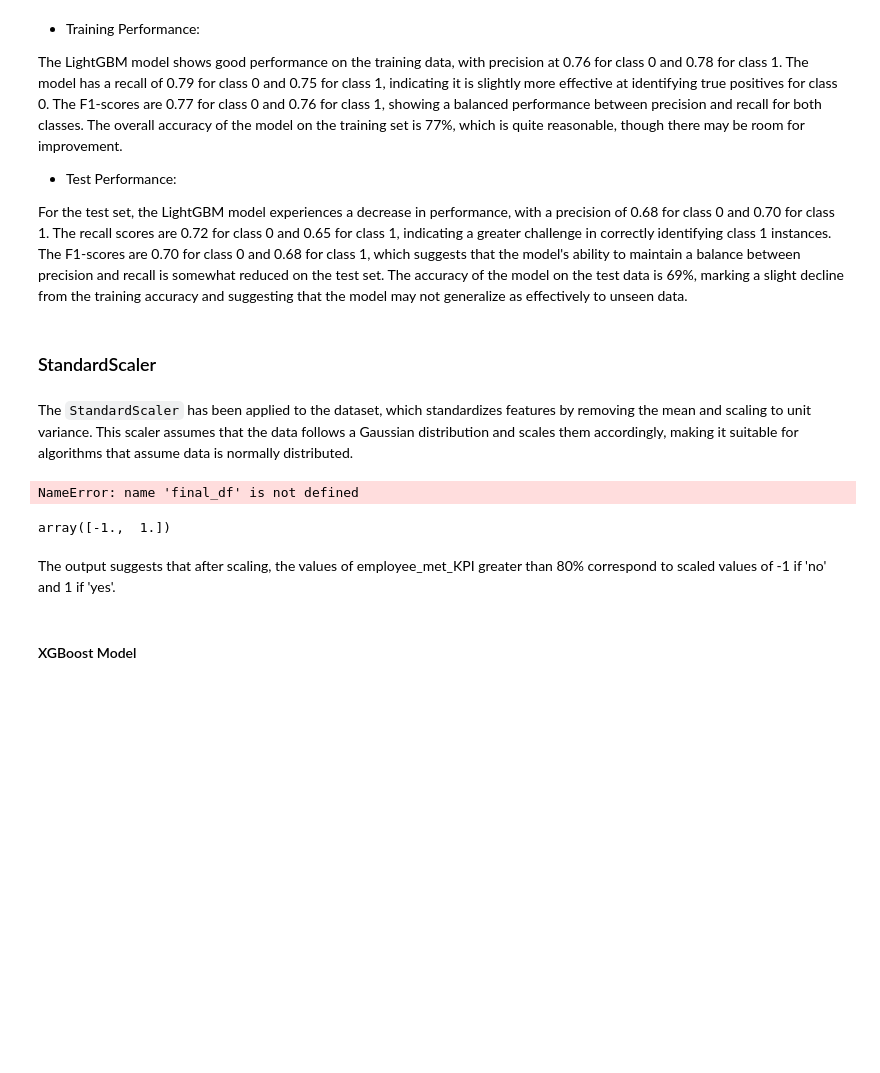
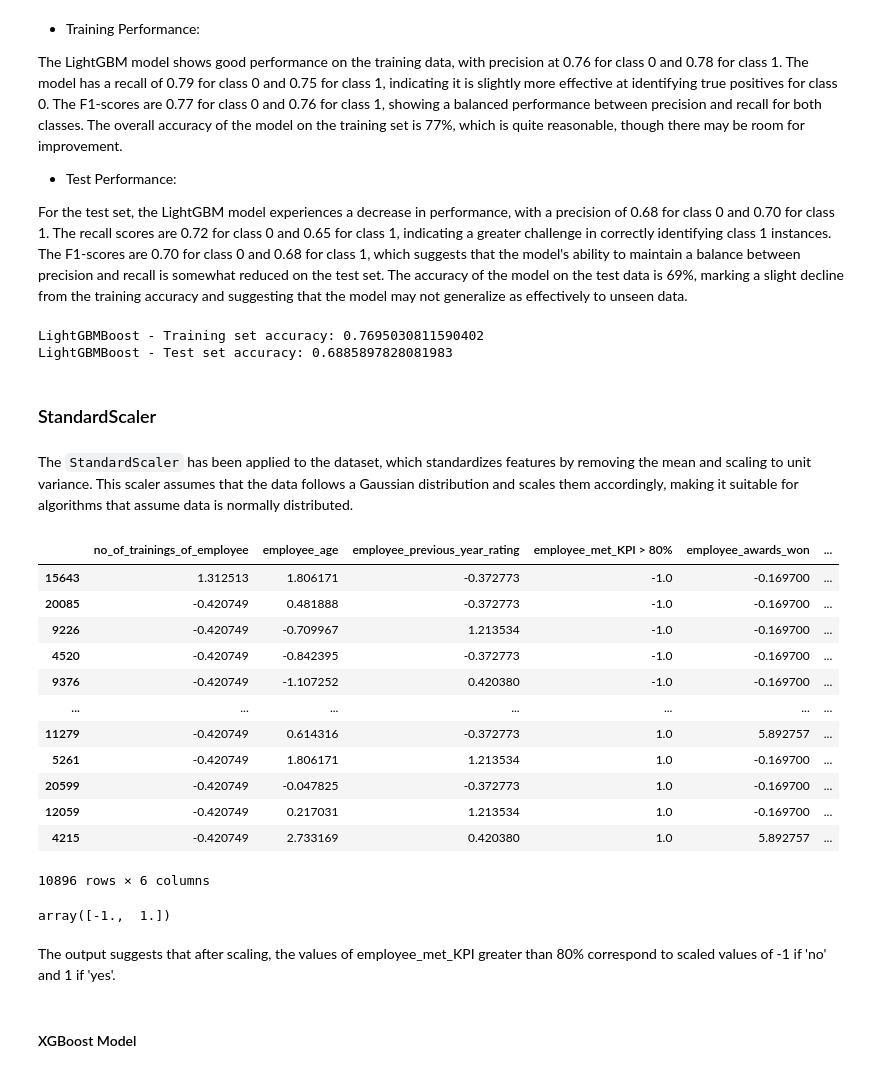
Before and after one commit to DipanshuKakshapati/Teach-For-India-Employee-Performance-Prediction-Tool, a Jupyter notebook: Component_4.ipynb, the cells around one changed output. Cells and saved outputs as stored; diff of their text form; code cells hidden in the pictures; blank space fills up the shorter version.

```diff
--- a/Component_4.ipynb
+++ b/Component_4.ipynb
@@ -1078,17 +1151,44 @@ The overall accuracy of the model on the training set is 77%, which is quite rea
 For the test set, the LightGBM model experiences a decrease in performance, with a precision of 0.68 for class 0 and 0.70 for class 1. The recall scores are 0.72 for class 0 and 0.65 for class 1, indicating a greater challenge in correctly identifying class 1 instances.
 The F1-scores are 0.70 for class 0 and 0.68 for class 1, which suggests that the model's ability to maintain a balance between precision and recall is somewhat reduced on the test set.
 The accuracy of the model on the test data is 69%, marking a slight decline from the training accuracy and suggesting that the model may not generalize as effectively to unseen data.
+# %%
+# Training set evaluation:
+cm_train = confusion_matrix(y_train, y_pred_train_lgbm)
+accuracy_train = (cm_train[0][0] + cm_train[1][1]) / cm_train.sum()
+
+# Test set evaluation:
+cm_test = confusion_matrix(y_test, y_pred_test_lgbm)
+accuracy_test = (cm_test[0][0] + cm_test[1][1]) / cm_test.sum()
+
+print("LightGBMBoost - Training set accuracy:", accuracy_train)
+print("LightGBMBoost - Test set accuracy:", accuracy_test)
+# %% [output]
+LightGBMBoost - Training set accuracy: 0.7695030811590402
+LightGBMBoost - Test set accuracy: 0.6885897828081983
 # %% [markdown]
 ### StandardScaler
 # %%
 #calling the function scaling to perform StandardScaling in the data
-standard = scaling(final_df,numeric,StandardScaler)
+final_standard = final_df
+standard = scaling(final_standard,numeric,StandardScaler)
-# %% [markdown]
-The `StandardScaler` has been applied to the dataset, which standardizes features by removing the mean and scaling to unit variance. This scaler assumes that the data follows a Gaussian distribution and scales them accordingly, making it suitable for algorithms that assume data is normally distributed.
+# %% [markdown]
+The `StandardScaler` has been applied to the dataset, which standardizes features by removing the mean and scaling to unit variance. This scaler assumes that the data follows a Gaussian distribution and scales them accordingly, making it suitable for algorithms that assume data is normally distributed.
 # %%
 #checking if the scaling has happened
-final_df[numeric]
+final_standard[numeric]
 # %% [output]
+|  | no_of_trainings_of_employee | employee_age | employee_previous_year_rating | employee_met_KPI > 80% | employee_awards_won | ... |
+| 15643 | 1.312513 | 1.806171 | -0.372773 | -1.0 | -0.169700 | ... |
+| 20085 | -0.420749 | 0.481888 | -0.372773 | -1.0 | -0.169700 | ... |
+| 9226 | -0.420749 | -0.709967 | 1.213534 | -1.0 | -0.169700 | ... |
+| 4520 | -0.420749 | -0.842395 | -0.372773 | -1.0 | -0.169700 | ... |
+| 9376 | -0.420749 | -1.107252 | 0.420380 | -1.0 | -0.169700 | ... |
+| ... | ... | ... | ... | ... | ... | ... |
+| 11279 | -0.420749 | 0.614316 | -0.372773 | 1.0 | 5.892757 | ... |
+| 5261 | -0.420749 | 1.806171 | 1.213534 | 1.0 | -0.169700 | ... |
+| 20599 | -0.420749 | -0.047825 | -0.372773 | 1.0 | -0.169700 | ... |
+| 12059 | -0.420749 | 0.217031 | 1.213534 | 1.0 | -0.169700 | ... |
+| 4215 | -0.420749 | 2.733169 | 0.420380 | 1.0 | 5.892757 | ... |
-NameError: name 'final_df' is not defined
+10896 rows × 6 columns
 # %%
 #splitting the data into train and test set in the ratio of 70-30.
@@ -1100,7 +1200,7 @@ final_df['employee_met_KPI > 80%'].unique()
 # %% [output]
 array([-1.,  1.])
-# %% [markdown]
-The output suggests that after scaling, the values of employee_met_KPI greater than 80% correspond to scaled values of -1 if 'no' and 1 if 'yes'.
+# %% [markdown]
+The output suggests that after scaling, the values of employee_met_KPI greater than 80% correspond to scaled values of -1 if 'no' and 1 if 'yes'.
 # %% [markdown]
 #### XGBoost Model
 # %%
```
Also changed, not shown: parts of 55 cells of this notebook.
